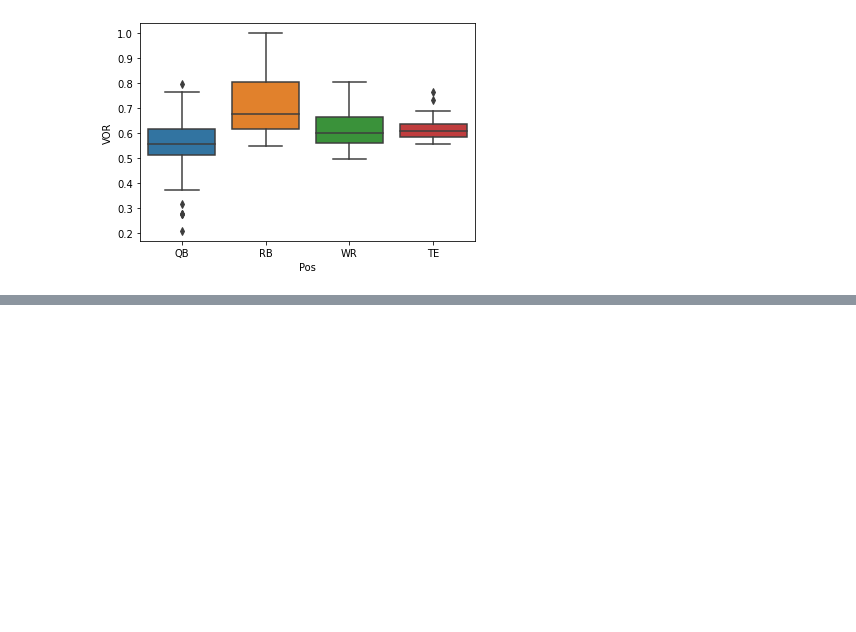
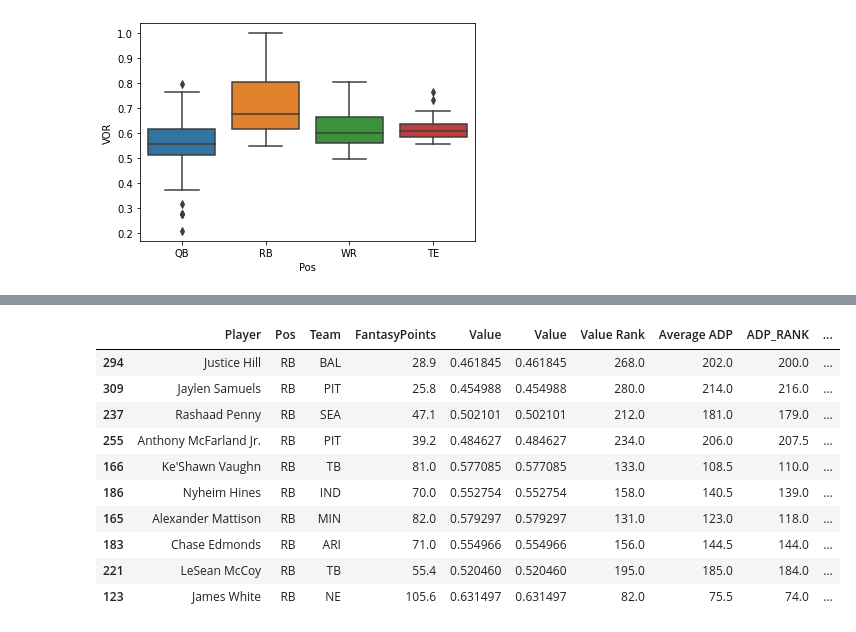
Before and after one commit to NustinJewman/PythonFFB, a Jupyter notebook: data_munging_notes_pt_2.ipynb, the cells around one changed output, grey strips where cells are left out. Cells and saved outputs as stored; diff of their text form; code cells hidden in the pictures; blank space fills up the shorter version.

```diff
--- a/data_munging_notes_pt_2.ipynb
+++ b/data_munging_notes_pt_2.ipynb
@@ -176,0 +242,14 @@ sns.boxplot(x=df_copy['Pos'], y=df_copy['VOR']);
+# %%
+rb_draft_pool.sort_values(by='Diff in ADP and Value', ascending=True)[:10]
+# %% [output]
+|  | Player | Pos | Team | FantasyPoints | Value | Value | Value Rank | Average ADP | ADP_RANK | ... |
+| 294 | Justice Hill | RB | BAL | 28.9 | 0.461845 | 0.461845 | 268.0 | 202.0 | 200.0 | ... |
+| 309 | Jaylen Samuels | RB | PIT | 25.8 | 0.454988 | 0.454988 | 280.0 | 214.0 | 216.0 | ... |
+| 237 | Rashaad Penny | RB | SEA | 47.1 | 0.502101 | 0.502101 | 212.0 | 181.0 | 179.0 | ... |
+| 255 | Anthony McFarland Jr. | RB | PIT | 39.2 | 0.484627 | 0.484627 | 234.0 | 206.0 | 207.5 | ... |
+| 166 | Ke'Shawn Vaughn | RB | TB | 81.0 | 0.577085 | 0.577085 | 133.0 | 108.5 | 110.0 | ... |
+| 186 | Nyheim Hines | RB | IND | 70.0 | 0.552754 | 0.552754 | 158.0 | 140.5 | 139.0 | ... |
+| 165 | Alexander Mattison | RB | MIN | 82.0 | 0.579297 | 0.579297 | 131.0 | 123.0 | 118.0 | ... |
+| 183 | Chase Edmonds | RB | ARI | 71.0 | 0.554966 | 0.554966 | 156.0 | 144.5 | 144.0 | ... |
+| 221 | LeSean McCoy | RB | TB | 55.4 | 0.520460 | 0.520460 | 195.0 | 185.0 | 184.0 | ... |
+| 123 | James White | RB | NE | 105.6 | 0.631497 | 0.631497 | 82.0 | 75.5 | 74.0 | ... |
```
Also changed, not shown: parts of 12 cells of this notebook.
